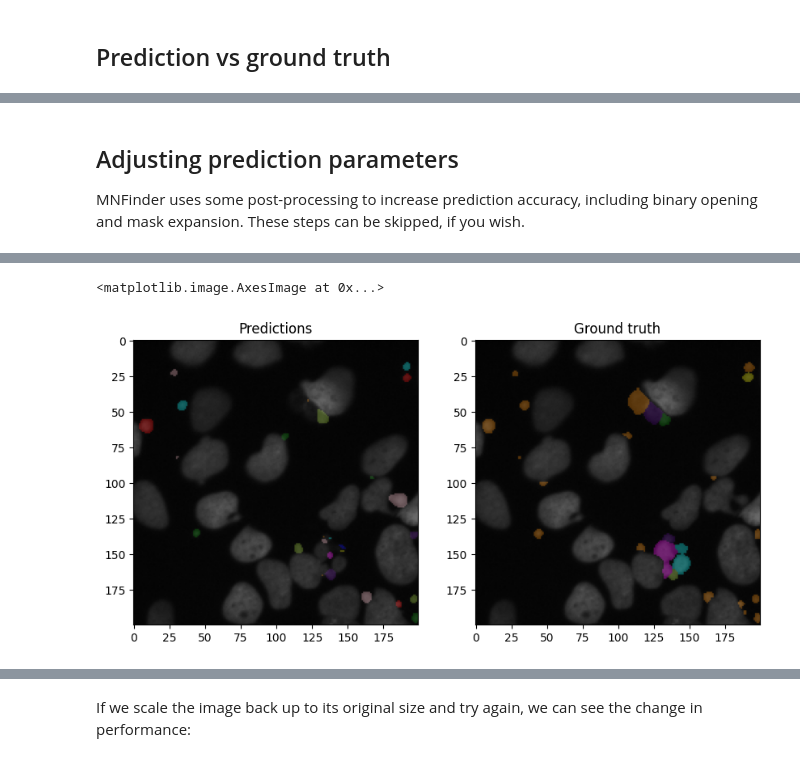
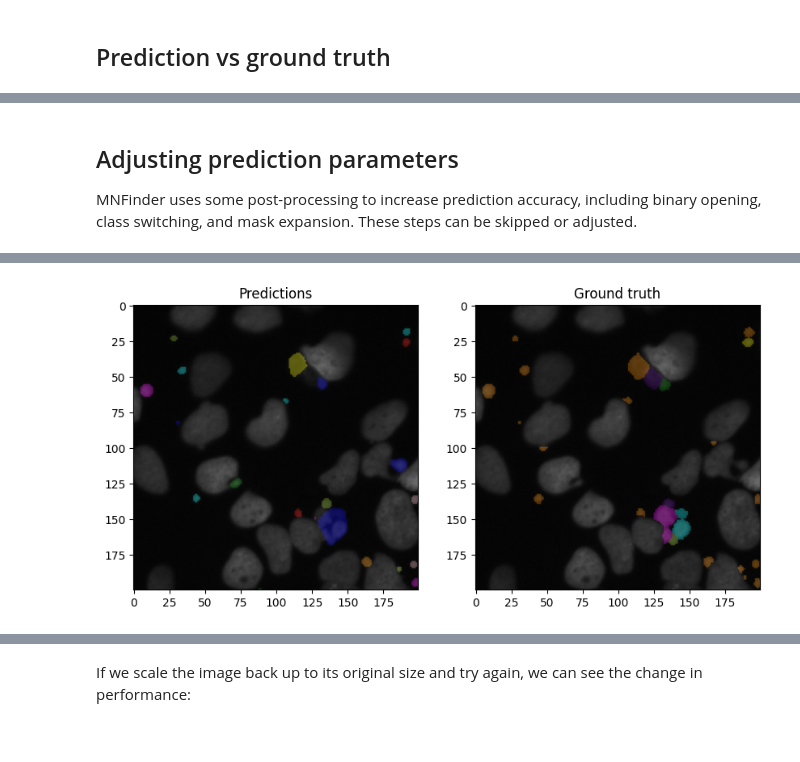
Before and after one commit to hatch-lab/mnfinder, a Jupyter notebook: quick-start.ipynb, the cells around one changed output, grey strips where cells are left out. Saved outputs shown, nothing was run; the diff lists cells and outputs as text; code cells hidden in the pictures.

```diff
--- a/quick-start.ipynb
+++ b/quick-start.ipynb
@@ -127,8 +119,8 @@ Proportion predictions not overlapping with true masks: 24.93%
 # %% [markdown]
 ## Adjusting prediction parameters
-MNFinder uses some post-processing to increase prediction accuracy, including binary opening and mask expansion. These steps can be skipped, if you wish.
+MNFinder uses some post-processing to increase prediction accuracy, including binary opening, class switching, and mask expansion. These steps can be skipped or adjusted.
 # %%
-labels = attention_model.predict(img, skip_opening=True)
+labels = attention_model.predict(img, area_thresh=100, skip_opening=True)
 mn_labels = labels[...,2]
 
 f,ax = plt.subplots(1,2, figsize=(10,10))
@@ -142,5 +133,4 @@ ax[1].imshow(label2rgb(true_labels, rescale_intensity(img))[0:200,300:500])
-<matplotlib.image.AxesImage at 0x...>
-[figure, old version]
+[figure, new version]
 # %%
 comparison = np.zeros(( img.shape[0], img.shape[1], 3), dtype=np.uint8)
 comparison[(mn_labels > 0) & (true_labels <= 0)] = (255,255,0) # FP yellow
```
Also changed, not shown: parts of 28 cells of this notebook, 2 other files.
